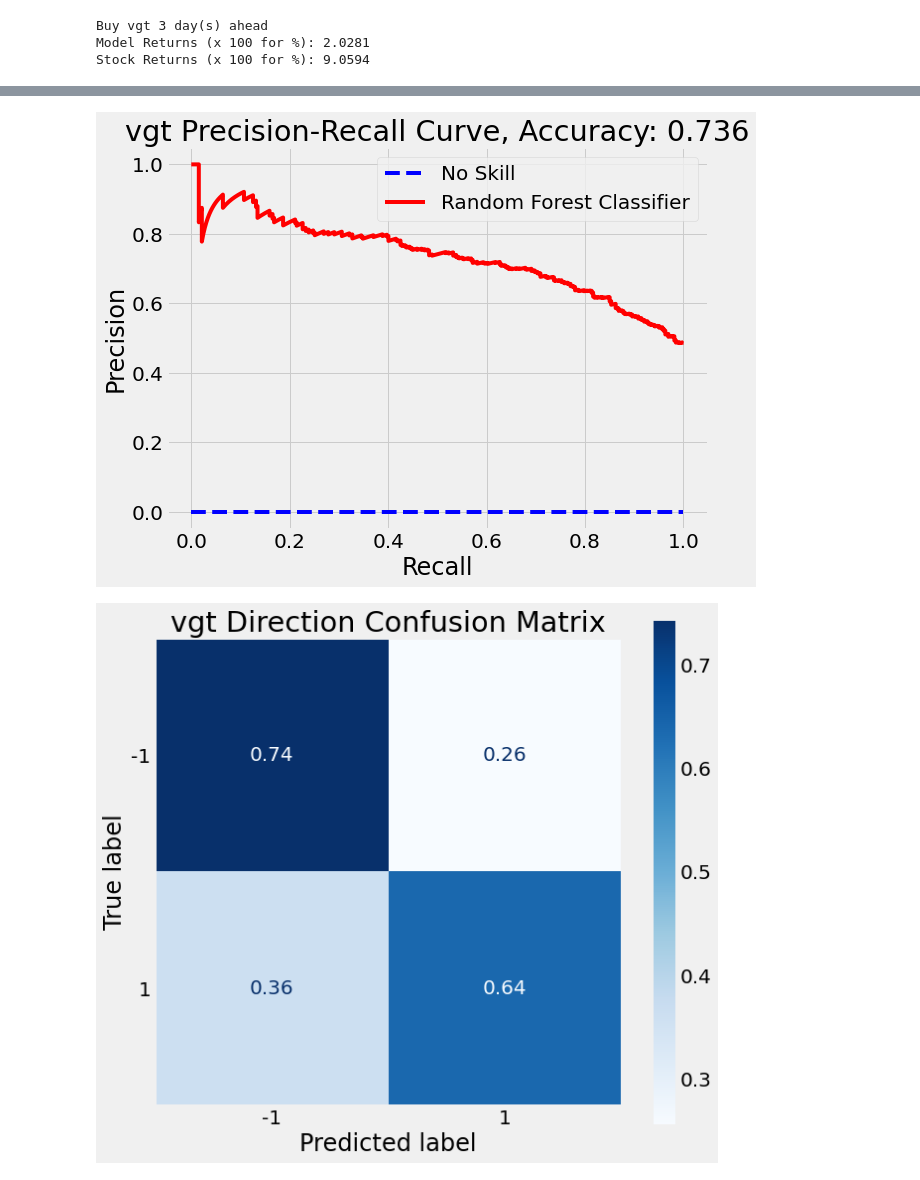
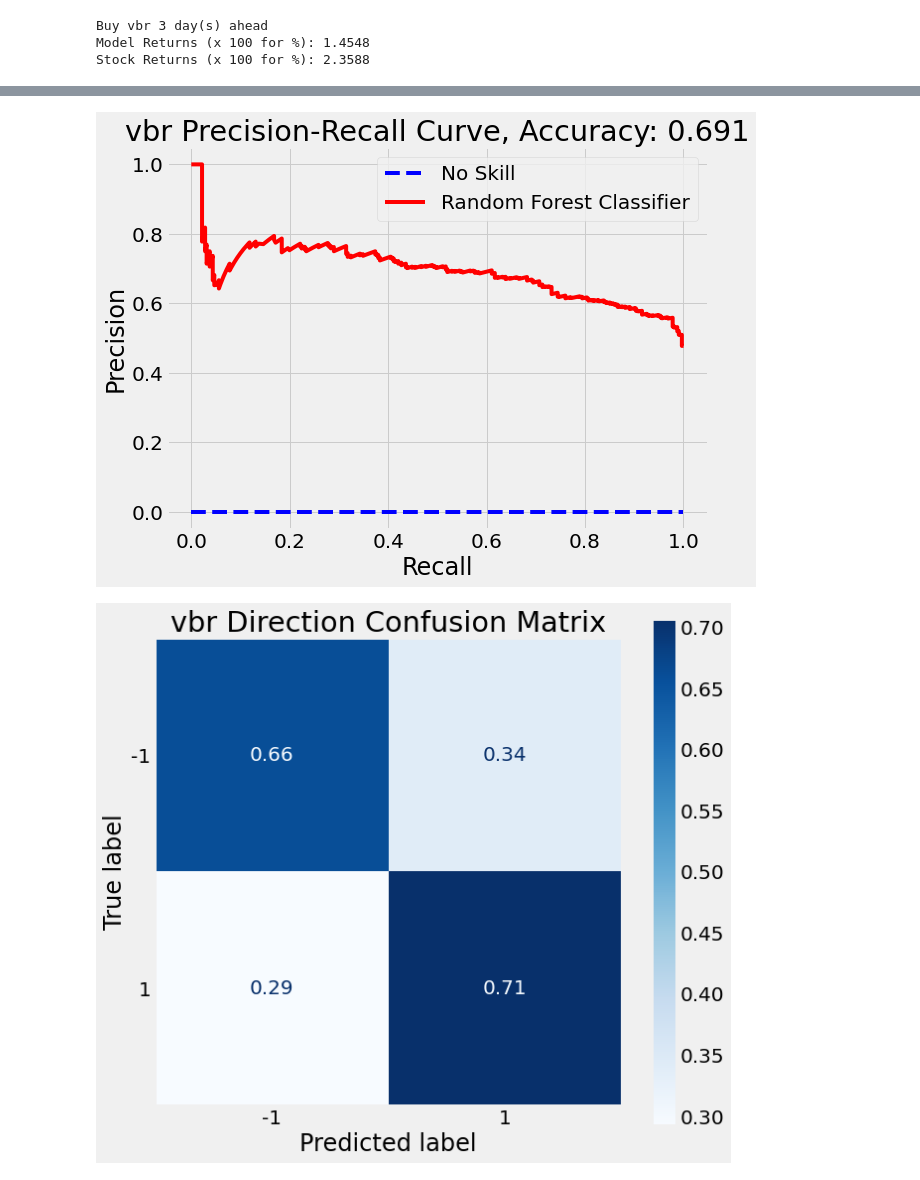
Before and after one commit to yuchild/next_n_day_stock_prediction_simple, a Jupyter notebook: testing.ipynb, the cells around one changed output, grey strips where cells are left out. Drawn from its saved outputs; the diff is of its cells as text; code cells hidden in the pictures.

```diff
--- a/testing.ipynb
+++ b/testing.ipynb
@@ -210,5 +210,5 @@ Stock Returns (x 100 for %): 9.0594
 # %%
-stock_name = 'vgt'
+stock_name = 'vbr'
 fn.all_func(stock_name
            , start_dates[stock_name]
            , days_ahead = 3
@@ -216,6 +216,6 @@ fn.all_func(stock_name
            , days_back = 1
           )
 # %% [output]
-Buy vgt 3 day(s) ahead
-Model Returns (x 100 for %): 2.0281
-Stock Returns (x 100 for %): 9.0594
+Buy vbr 3 day(s) ahead
+Model Returns (x 100 for %): 1.4548
+Stock Returns (x 100 for %): 2.3588
@@ -224,3 +224,3 @@ Stock Returns (x 100 for %): 9.0594
-[figure, old version]
+[figure, new version]
-[figure, old version]
+[figure, new version]
 # %%
```
Also changed, not shown: parts of 4 cells of this notebook, 45 other files.
